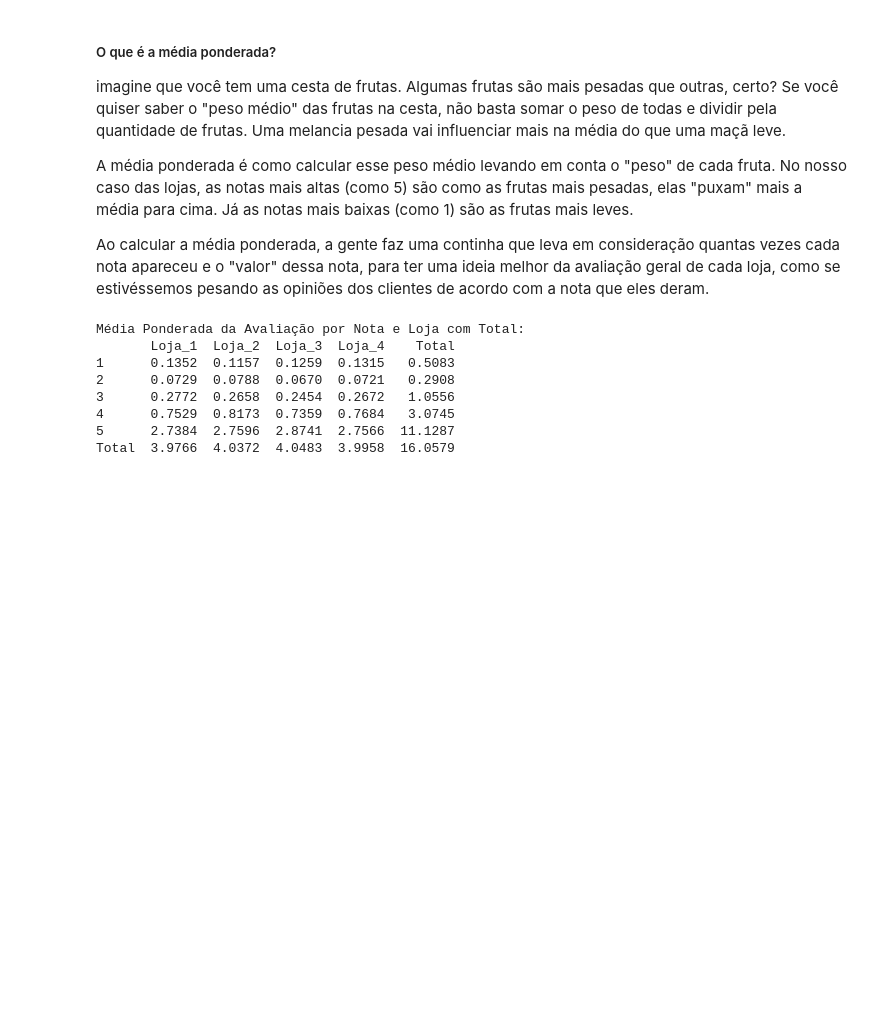
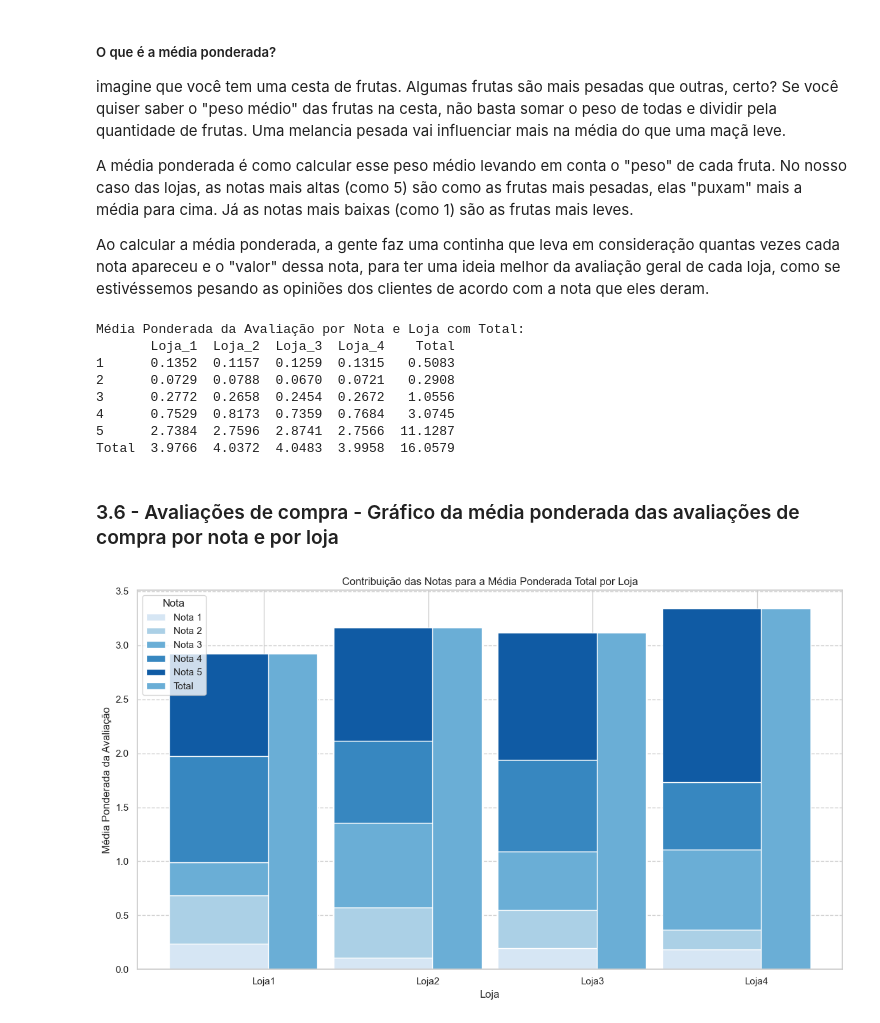
Before and after one commit to JCrpa/curso3_python_data_science_challenge_alura-store_github, a Jupyter notebook: AluraStoreBr.ipynb, the cells around one changed output. Saved outputs shown, nothing was run; the diff lists cells and outputs as text; code cells hidden in the pictures; blank space fills up the shorter version.

Commit message:
implementar o grafico da media ponderada das avaliacoes de compra por nota e por loja

```diff
--- a/AluraStoreBr.ipynb
+++ b/AluraStoreBr.ipynb
@@ -1443,3 +1443,71 @@ Média Ponderada da Avaliação por Nota e Loja com Total:
 4      0.7529  0.8173  0.7359  0.7684   3.0745
 5      2.7384  2.7596  2.8741  2.7566  11.1287
 Total  3.9766  4.0372  4.0483  3.9958  16.0579
+# %% [markdown]
+### 3.6 - Avaliações de compra - Gráfico da média ponderada das avaliações de compra por nota e por loja
+# %%
+import matplotlib.pyplot as plt
+import numpy as np
+import pandas as pd
+import seaborn as sns
+
+# Definindo o número correto de lojas e notas
+num_lojas = 4
+notas = [1, 2, 3, 4, 5]
+lojas = [f'Loja{i+1}' for i in range(num_lojas)]
+
+# Simulação de dados de avaliação (número de avaliações por nota em cada loja)
+np.random.seed(42)  # Para reproducibilidade
+num_avaliacoes = np.random.randint(50, 200, size=(num_lojas, len(notas)))
+
+# Cálculo da média ponderada para cada nota em cada loja
+dados_notas = {f'Nota {nota}': [] for nota in notas}
+total_ponderado = []
+
+for i in range(num_lojas):
+    total_avaliacoes_loja = np.sum(num_avaliacoes[i])
+    ponderado_loja = 0
+    for j, nota in enumerate(notas):
+        media_ponderada_nota = (num_avaliacoes[i, j] * nota) / total_avaliacoes_loja if total_avaliacoes_loja > 0 else 0
+        dados_notas[f'Nota {nota}'].append(media_ponderada_nota)
+        ponderado_loja += media_ponderada_nota
+    total_ponderado.append(ponderado_loja)
+
+df_notas = pd.DataFrame(dados_notas, index=lojas)
+df_total = pd.DataFrame({'Total': total_ponderado}, index=lojas)
+
+# Define a paleta de cores 'Greens' do Seaborn
+cores = sns.color_palette('Blues', n_colors=len(notas))
+
+# Escolhe o verde mais escuro da paleta para o total
+cor_total = cores[-3]
+
+# Cria a figura e os eixos
+fig, ax = plt.subplots(figsize=(12, 7))
+
+# Plota as barras empilhadas para cada loja
+bottom = np.zeros(len(lojas))
+for i, nota in enumerate(df_notas.columns):
+    ax.bar(df_notas.index, df_notas[nota], bottom=bottom, color=cores[i], label=nota)
+    bottom += df_notas[nota]
+
+# Plota as barras separadas para o total, usando o verde mais escuro
+x_total = np.arange(len(lojas)) + 0.35  # Desloca um pouco para a direita
+ax.bar(x_total, df_total['Total'], width=0.3, color=cor_total, label='Total')
+
+# Adiciona rótulos e título
+ax.set_xlabel('Loja')
+ax.set_ylabel('Média Ponderada da Avaliação')
+ax.set_title('Contribuição das Notas para a Média Ponderada Total por Loja')
+ax.set_xticks(np.arange(len(lojas)) + 0.175) # Centraliza os rótulos das lojas
+ax.set_xticklabels(lojas)
+ax.legend(title='Nota')
+ax.grid(axis='y', linestyle='--')
+
+# Ajusta o layout
+plt.tight_layout()
+
+# Exibe o gráfico
+plt.show()
+# %% [output]
+[figure, added]
```
